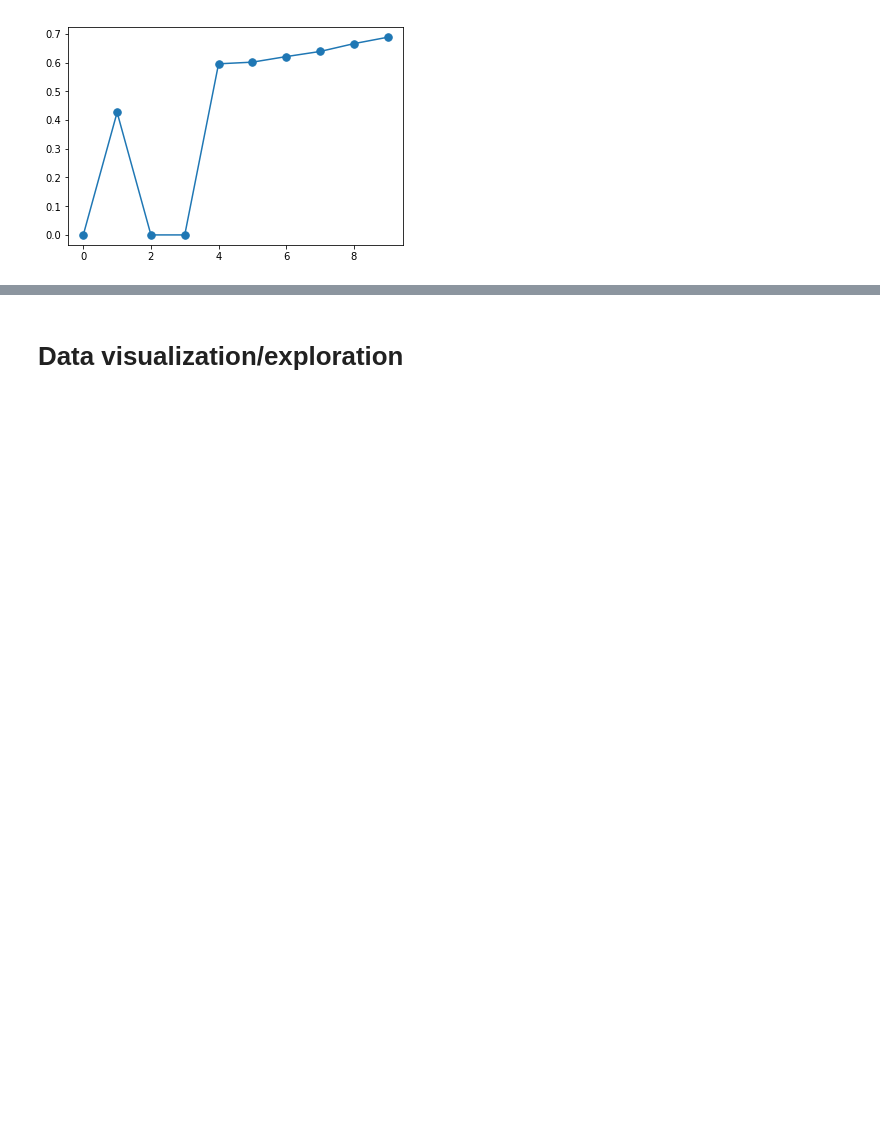
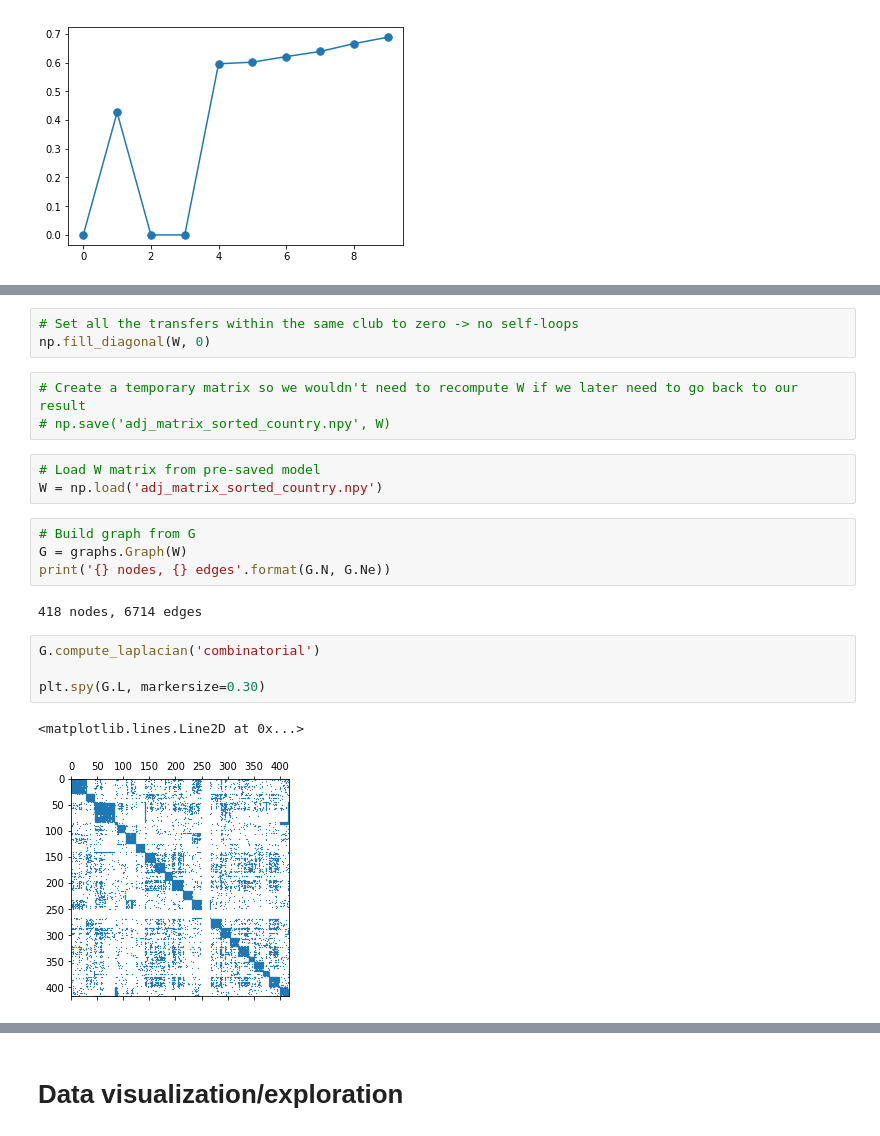
Before and after one commit to nathanquinteiro/ntds_football_transfer, a Jupyter notebook: graph/Graph.ipynb, the cells around one changed output, grey strips where cells are left out. Drawn from its saved outputs; the diff is of its cells as text; blank space fills up the shorter version.

```diff
--- a/graph/Graph.ipynb
+++ b/graph/Graph.ipynb
@@ -272,0 +323,22 @@ plt.plot(eigenvalues, '.-', markersize=15);
+# %%
+# Set all the transfers within the same club to zero -> no self-loops
+np.fill_diagonal(W, 0)
+# %%
+# Create a temporary matrix so we wouldn't need to recompute W if we later need to go back to our result
+# np.save('adj_matrix_sorted_country.npy', W)
+# %%
+# Load W matrix from pre-saved model
+W = np.load('adj_matrix_sorted_country.npy')
+# %%
+# Build graph from G
+G = graphs.Graph(W)
+print('{} nodes, {} edges'.format(G.N, G.Ne))
+# %% [output]
+418 nodes, 6714 edges
+# %%
+G.compute_laplacian('combinatorial')
+
+plt.spy(G.L, markersize=0.30)
+# %% [output]
+<matplotlib.lines.Line2D at 0x...>
+[figure, added]
```
Also changed, not shown: parts of 47 cells of this notebook, 1 other file.
